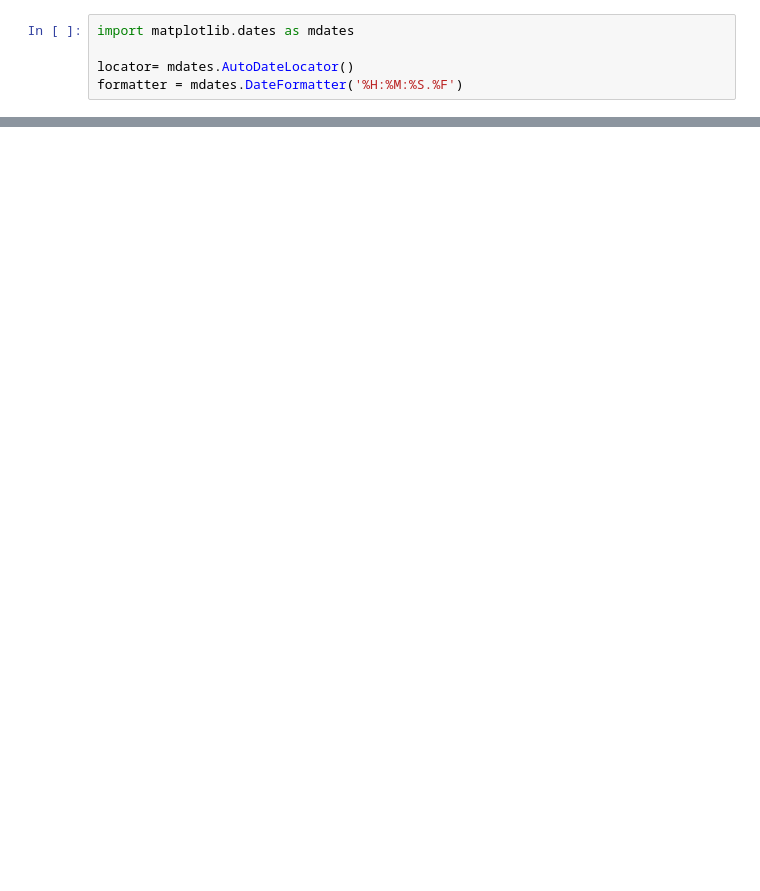
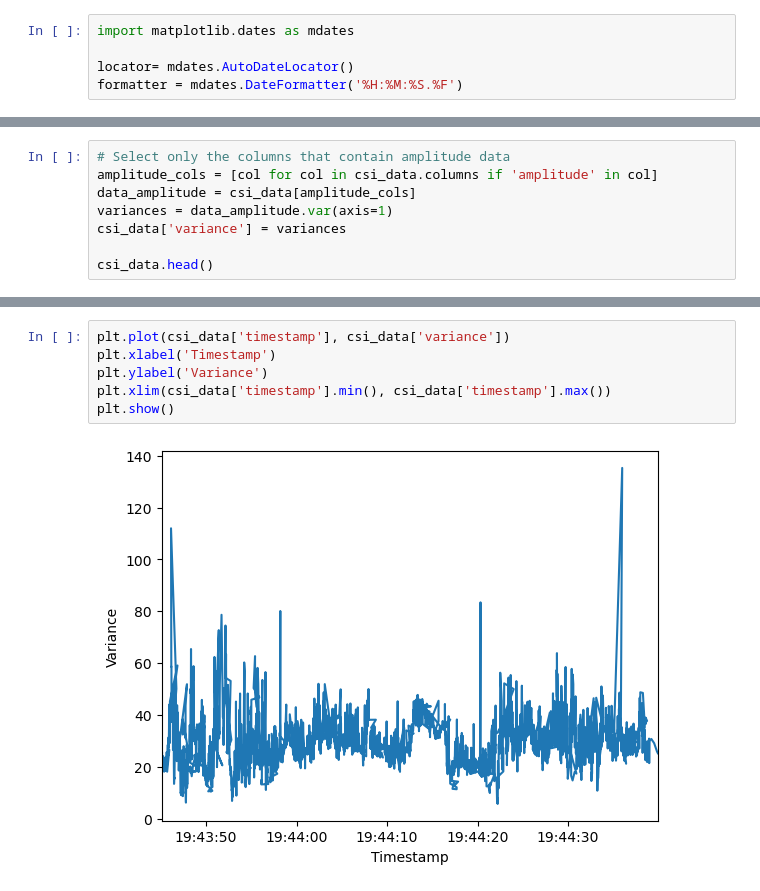
Before and after one commit to huhsame/VO2, a Jupyter notebook: open csi.ipynb, the cells around one changed output, grey strips where cells are left out. Cells and saved outputs as stored; diff of their text form; blank space fills up the shorter version.

```diff
--- a/open csi.ipynb
+++ b/open csi.ipynb
@@ -237,0 +285,8 @@ print(x_min)
+# %%
+# Select only the columns that contain amplitude data
+amplitude_cols = [col for col in csi_data.columns if 'amplitude' in col]
+data_amplitude = csi_data[amplitude_cols]
+variances = data_amplitude.var(axis=1)
+csi_data['variance'] = variances
+
+csi_data.head()
@@ -237,0 +301,8 @@ print(x_min)
+# %%
+plt.plot(csi_data['timestamp'], csi_data['variance'])
+plt.xlabel('Timestamp')
+plt.ylabel('Variance')
+plt.xlim(csi_data['timestamp'].min(), csi_data['timestamp'].max())
+plt.show()
+# %% [output]
+[figure, added]
```
Also changed, not shown: parts of 22 cells of this notebook.
